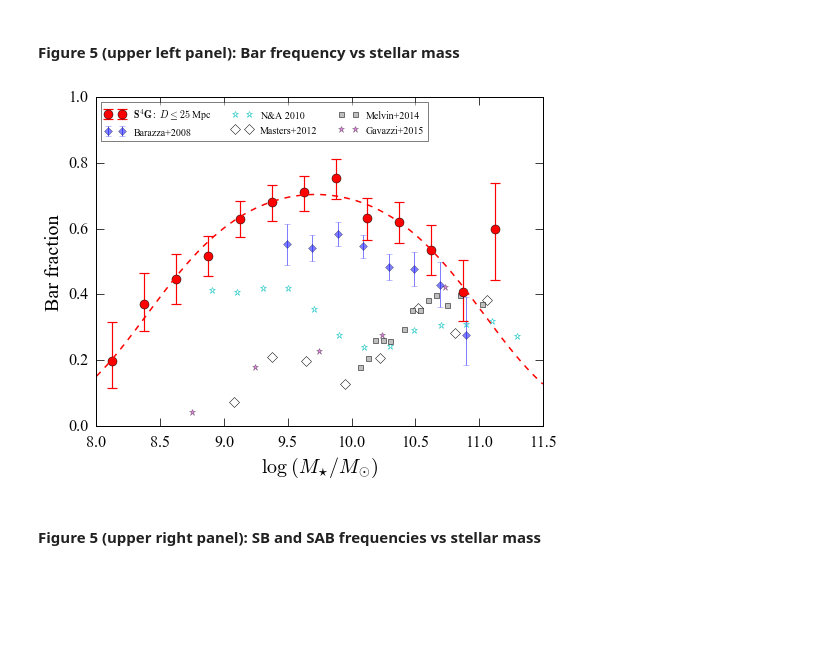
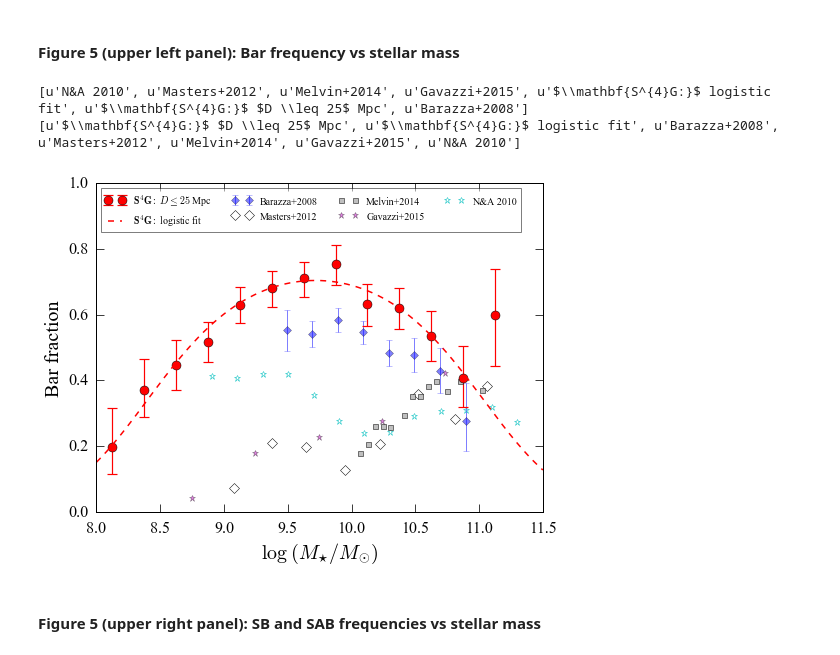
Before and after one commit to perwin/s4g_barfractions, a Jupyter notebook: s4gbars_main.ipynb, the cells around one changed output. Saved outputs shown, nothing was run; the diff lists cells and outputs as text; code cells hidden in the pictures; blank space fills up the shorter version.

```diff
--- a/s4gbars_main.ipynb
+++ b/s4gbars_main.ipynb
@@ -50,11 +50,14 @@ ytR25_kpc = r"$R_{25}$ [kpc]"
 
 ss0 = "All galaxies"
 ss1 = r"S$^{4}$G: $D \leq 25$ Mpc"
-ss1b = r"S$^{4}$G: $D \leq 25$ Mpc, $\log M_{\star} \geq 8.5$"
+ss1m = r"S$^{4}$G: $D \leq 25$ Mpc, $\log M_{\star} \geq 8.5$"
+ss1_bold = r"$\mathbf{S^{4}G:}$ $D \leq 25$ Mpc"
+ss1m_bold = r"$\mathbf{S^{4}G:}$ $D \leq 25$ Mpc, $\log M_{\star} \geq 8.5$"
 ss2 = r"S$^{4}$G: $D \leq 30$ Mpc"
 ss2b = r"S$^{4}$G: $D \leq 30$ Mpc, $\log M_{\star} \geq 9$"
 
 s4g_txt = r"S$^{4}$G"
+s4g_txt_bold = r"$\mathbf{S^{4}G:}$"
 s4g_fwhm_txt = r"S$^{4}$G $\langle$FWHM$\rangle$"
 # %%
 %pylab inline
@@ -444,39 +445,42 @@ logmstar_b08,fbar_b08,fbar_e_low_b08,fbar_e_high_b08 = GetBarazzaData(fbarLitDir
 logmstar_na10,fbar_na10 = profiles.ReadProfile(fbarLitDir+"fbar-vs-logMstar_nair-abraham2010.txt")
 logmstar_m12,fbar_m12 = profiles.ReadProfile(fbarLitDir+"fbar-vs-logmstar_masters+2012.txt")
 logmstar_m14,fbar_m14 = profiles.ReadProfile(fbarLitDir+"fbar-vs-logmstar_melvin+2014.txt")
 logmstar_g15,fbar_g15 = profiles.ReadProfile(fbarLitDir+"fbar-vs-logmstar_gavazzi+2015.txt")
 
 # quadratic logistic fit (using weights) -- see R notebook s4gbars_R_logistic-regression.ipynb
 # for determination of parameters
 logistic_params = [-82.2446, 17.1052, -0.8801]
 mm = np.arange(8.0,11.51,0.01)
 logistic_fit2w = logistic_polyn(mm, logistic_params)
 
 # plot SDSS-based bar frequencies
 plt.plot(logmstar_na10, fbar_na10, '*', mfc="None",mec='c', ms=7,label='N&A 2010')
 plt.plot(logmstar_m12, fbar_m12, 'D', mfc="None",mec='k', ms=7,label='Masters+2012')
 plt.plot(logmstar_m14, fbar_m14, 's', mfc="0.75",mec='k', ms=5,label='Melvin+2014')
 plt.plot(logmstar_g15, fbar_g15, '*', color='m', alpha=0.5, ms=7,label='Gavazzi+2015')
-ss1_bold = r"$\mathbf{S^{4}G:}$ $D \leq 25$ Mpc"
 
 # plot S4G bar frequencies and quadratic logistic fit
 pu.PlotFrequencyWithWeights(s4gdata.logmstar, s4gdata.w25, ii_barred_limited1, ii_unbarred_limited1, 8.0, 11.3,0.25, fmt='ro', ms=9, noErase=True, label=ss1_bold)
-plt.plot(mm, logistic_fit2w, 'r--', lw=1.5)
+plt.plot(mm, logistic_fit2w, 'r--', lw=1.5, label=s4g_txt_bold + " logistic fit")
 plt.errorbar(logmstar_b08, fbar_b08, yerr=[fbar_e_low_b08,fbar_e_high_b08], fmt='bD',alpha=0.5, label='Barazza+2008')
 plt.ylim(0,1)
 plt.xlabel(xtmstar); plt.ylabel('Bar fraction')
 
 # re-order labels in legend
 ax = plt.gca()
 handles,labels = ax.get_legend_handles_labels()
-handles = [handles[4], handles[5], handles[0], handles[1], handles[2], handles[3]]
-labels = [labels[4], labels[5], labels[0], labels[1], labels[2], labels[3]]
-legend(handles, labels, loc="upper left", fontsize=10, ncol=3, framealpha=0.5)
+print(labels)
+handles = [handles[5], handles[4], handles[6], handles[1], handles[2], handles[3], handles[0]]
+labels = [labels[5], labels[4], labels[6], labels[1], labels[2], labels[3], labels[0]]
+legend(handles, labels, loc="upper left", fontsize=10, ncol=4, framealpha=0.5)
 # push bottom of plot upwards so that x-axis label isn't clipped in PDF output
 plt.subplots_adjust(bottom=0.14)
 if savePlots: plt.savefig(plotDir+"fbar-vs-logmstar.pdf")
+print(labels)
 # %% [output]
+[u'N&A 2010', u'Masters+2012', u'Melvin+2014', u'Gavazzi+2015', u'$\\mathbf{S^{4}G:}$ logistic fit', u'$\\mathbf{S^{4}G:}$ $D \\leq 25$ Mpc', u'Barazza+2008']
+[u'$\\mathbf{S^{4}G:}$ $D \\leq 25$ Mpc', u'$\\mathbf{S^{4}G:}$ logistic fit', u'Barazza+2008', u'Masters+2012', u'Melvin+2014', u'Gavazzi+2015', u'N&A 2010']
-[figure, old version]
+[figure, new version]
 # %% [markdown]
 #### Figure 5 (upper right panel): SB and SAB frequencies vs stellar mass
 # %%
```
Also changed, not shown: parts of 5 cells of this notebook, 2 other files.
